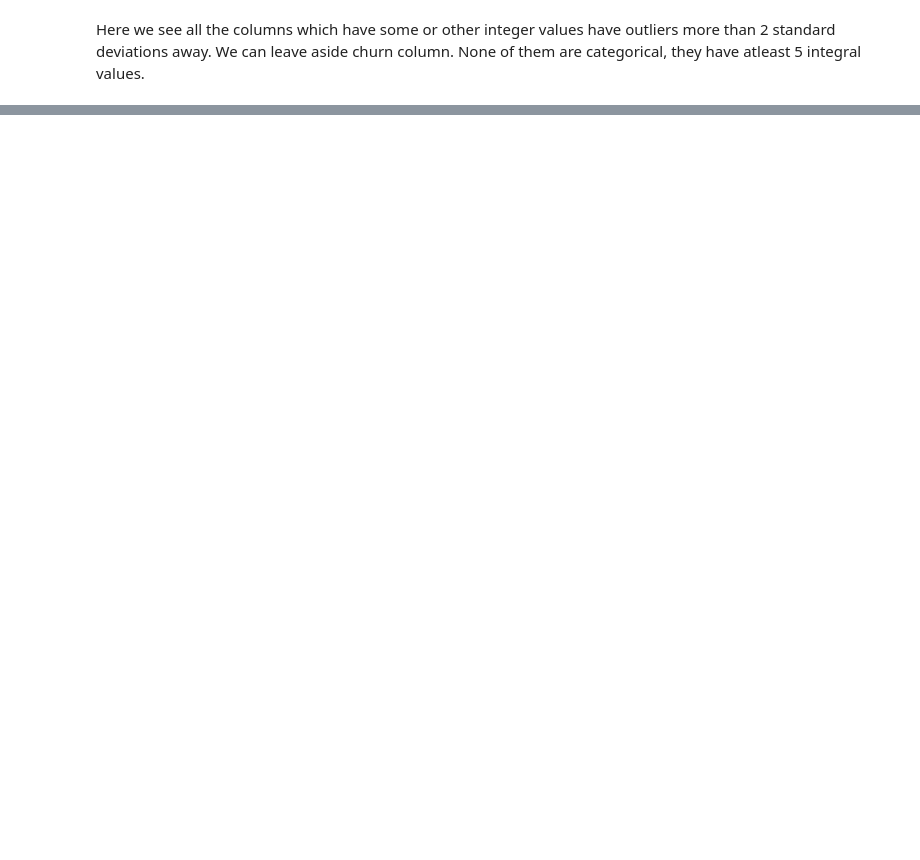
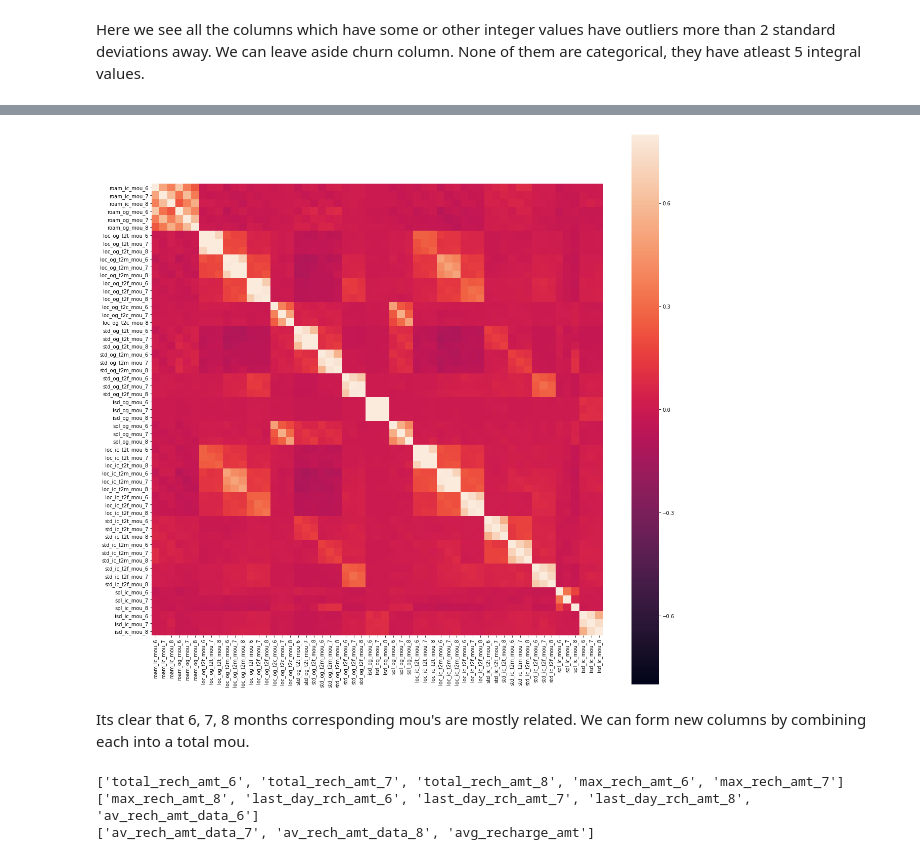
Before and after one commit to Shakeebbk/telecom-churn-case-study, a Jupyter notebook: MergedSolution.ipynb, the cells around one changed output, grey strips where cells are left out. Drawn from its saved outputs; the diff is of its cells as text; code cells hidden in the pictures; blank space fills up the shorter version.

```diff
--- a/MergedSolution.ipynb
+++ b/MergedSolution.ipynb
@@ -731,0 +739,2 @@ high_value_customers = high_value_customers.drop(drop_cols, axis='columns')
+# %%
+high_value_customers = high_value_customers.drop(['total_og_mou_6','total_og_mou_7','total_og_mou_8'],axis = 1)
@@ -731,0 +743,3 @@ high_value_customers = high_value_customers.drop(drop_cols, axis='columns')
+# %%
+attributes = ['loc_ic_mou_6','loc_ic_mou_7','loc_ic_mou_8']
+high_value_customers = high_value_customers.drop(attributes,axis = 1)
@@ -732,3 +749,6 @@ high_value_customers = high_value_customers.drop(drop_cols, axis='columns')
+# %%
+attributes = ['std_ic_mou_6','std_ic_mou_7','std_ic_mou_8','total_ic_mou_6','total_ic_mou_7','total_ic_mou_8']
+high_value_customers = high_value_customers.drop(attributes,axis =1)
 # %%
 missing_values = get_missing_value_df(high_value_customers)
 missing_values.head(10)
@@ -802,0 +840,4 @@ len(indexes_tobedropped)
+# %%
+# get all mou columns and look at their correlations
+mou_cols = [c for c in high_value_customers.columns if 'mou' in c]
+pretty_print_cols_list(mou_cols)
@@ -802,0 +857,9 @@ len(indexes_tobedropped)
+# %%
+corr = high_value_customers[mou_cols].corr()
+fig, ax = plt.subplots(figsize=(20,20))
+sns.heatmap(corr, square=True, vmin=-0.8, vmax=0.8, ax=ax)
+plt.show()
+# %% [output]
+[figure, added]
+# %% [markdown]
+Its clear that 6, 7, 8 months corresponding mou's are mostly related. We can form new columns by combining each into a total mou.
@@ -802,0 +871,8 @@ len(indexes_tobedropped)
+# %%
+# look at amounts columns
+amnts_cols = [c for c in high_value_customers.columns if 'amt' in c]
+pretty_print_cols_list(amnts_cols)
+# %% [output]
+['total_rech_amt_6', 'total_rech_amt_7', 'total_rech_amt_8', 'max_rech_amt_6', 'max_rech_amt_7']
+['max_rech_amt_8', 'last_day_rch_amt_6', 'last_day_rch_amt_7', 'last_day_rch_amt_8', 'av_rech_amt_data_6']
+['av_rech_amt_data_7', 'av_rech_amt_data_8', 'avg_recharge_amt']
```
Also changed, not shown: parts of 116 cells of this notebook, 2 other files.
